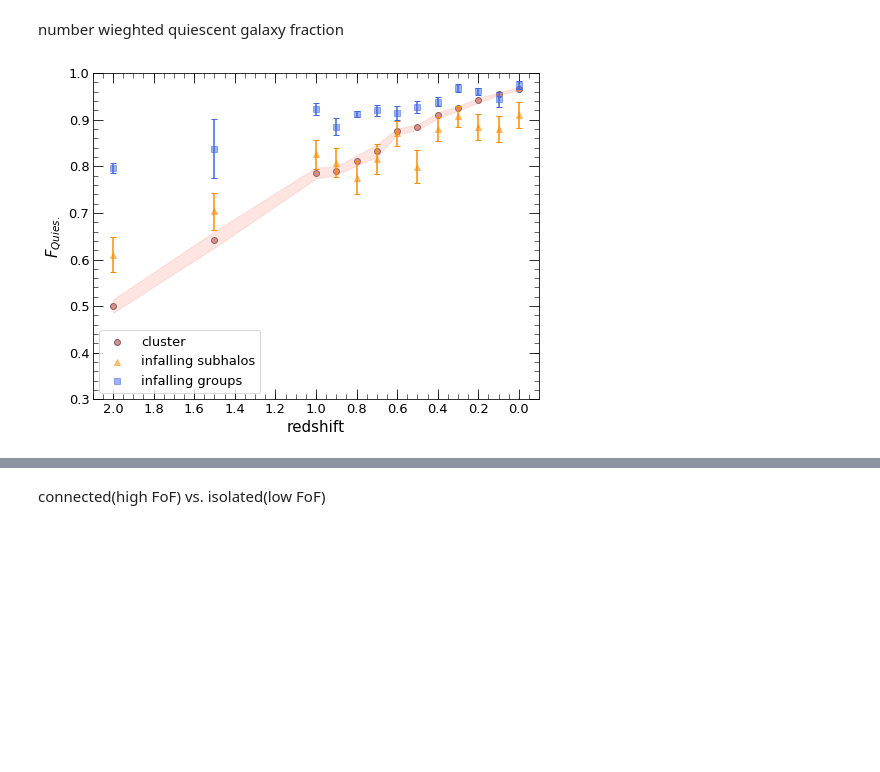
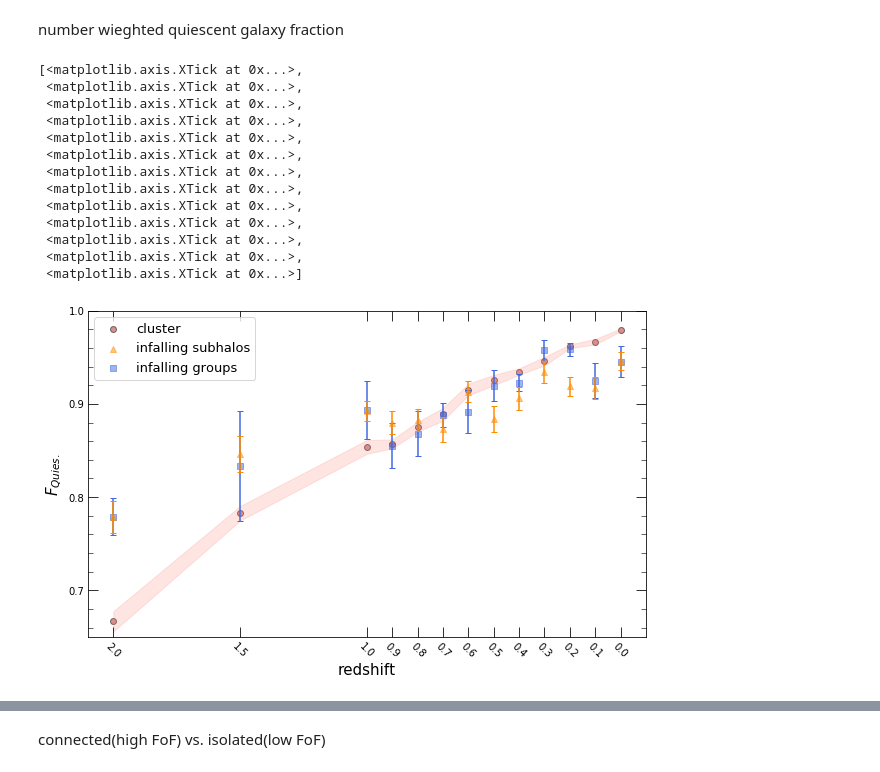
Before and after one commit to eunheeko/WFMinIllustrisTNG, a Jupyter notebook: accretion_history.ipynb, the cells around one changed output, grey strips where cells are left out. Cells and saved outputs as stored; diff of their text form; code cells hidden in the pictures; blank space fills up the shorter version.

```diff
--- a/accretion_history.ipynb
+++ b/accretion_history.ipynb
@@ -732,19 +541,19 @@ fq_infall_grp_snaps_std = []
 for isnap, snap in enumerate(snaps_full):
 
     #load data
-    with open(f'./acchist_corr_sm9p5/fq_cluster_snap{snap:d}', 'rb') as f:
+    with open(f'./acchist_corr_sm8p5/fq_cluster_snap{snap:d}', 'rb') as f:
         fq_cluster = pickle.load(f)
 
-    with open(f'./acchist_corr_sm9p5/fq_infall_sub_snap{snap:d}', 'rb') as f:
+    with open(f'./acchist_corr_sm8p5/fq_infall_sub_snap{snap:d}', 'rb') as f:
         fq_infall_sub = pickle.load(f)
 
-    with open(f'./acchist_corr_sm9p5/n_infall_sub_snap{snap:d}', 'rb') as f:
+    with open(f'./acchist_corr_sm8p5/n_infall_sub_snap{snap:d}', 'rb') as f:
         n_infall_sub = pickle.load(f)
 
-    with open(f'./acchist_corr_sm9p5/fq_infall_grp_snap{snap:d}', 'rb') as f:
+    with open(f'./acchist_corr_sm8p5/fq_infall_grp_snap{snap:d}', 'rb') as f:
         fq_infall_grp = pickle.load(f)
 
-    with open(f'./acchist_corr_sm9p5/n_infall_grp_snap{snap:d}', 'rb') as f:
+    with open(f'./acchist_corr_sm8p5/n_infall_grp_snap{snap:d}', 'rb') as f:
         n_infall_grp = pickle.load(f)
 
     fq_cl_med = []
@@ -809,19 +618,19 @@ fq_infall_total_snaps_std = []
 for isnap, snap in enumerate(snaps_full):
 
     #load data
-    with open(f'./acchist_corr_sm9p5/fq_cluster_snap{snap:d}', 'rb') as f:
+    with open(f'./acchist_corr_sm8p5/fq_cluster_snap{snap:d}', 'rb') as f:
         fq_cluster = pickle.load(f)
 
-    with open(f'./acchist_corr_sm9p5/fq_infall_sub_snap{snap:d}', 'rb') as f:
+    with open(f'./acchist_corr_sm8p5/fq_infall_sub_snap{snap:d}', 'rb') as f:
         fq_infall_sub = pickle.load(f)
 
-    with open(f'./acchist_corr_sm9p5/n_infall_sub_snap{snap:d}', 'rb') as f:
+    with open(f'./acchist_corr_sm8p5/n_infall_sub_snap{snap:d}', 'rb') as f:
         n_infall_sub = pickle.load(f)
 
-    with open(f'./acchist_corr_sm9p5/fq_infall_grp_snap{snap:d}', 'rb') as f:
+    with open(f'./acchist_corr_sm8p5/fq_infall_grp_snap{snap:d}', 'rb') as f:
         fq_infall_grp = pickle.load(f)
 
-    with open(f'./acchist_corr_sm9p5/n_infall_grp_snap{snap:d}', 'rb') as f:
+    with open(f'./acchist_corr_sm8p5/n_infall_grp_snap{snap:d}', 'rb') as f:
         n_infall_grp = pickle.load(f)
 
 
@@ -851,12 +660,12 @@ for isnap, snap in enumerate(snaps_full):
         fq_cl_med.append( np.nanmedian(fq_cluster[idx_cl]) )
 
         idx_sub = np.random.choice(range(len(fq_infall_sub)), size = len(fq_infall_sub), replace = True)
-        fq_sub_med.append( np.sum(fq_infall_sub[idx_sub] * n_infall_sub) / np.sum(n_infall_sub) )
+        fq_sub_med.append( np.sum(fq_infall_sub[idx_sub] * n_infall_sub[idx_sub]) / np.sum(n_infall_sub[idx_sub]) )
 
         idx_grp = np.random.choice(range(len(fq_infall_grp)), size = len(fq_infall_grp), replace = True)
-        fq_grp_med.append( np.sum(fq_infall_grp[idx_grp] * n_infall_grp) / np.sum(n_infall_grp) )
+        fq_grp_med.append( np.sum(fq_infall_grp[idx_grp] * n_infall_grp[idx_grp]) / np.sum(n_infall_grp[idx_grp]) )
 
-        fq_total_med.append( (np.sum(fq_infall_grp[idx_grp] * n_infall_grp) + np.sum(fq_infall_sub[idx_sub] * n_infall_sub) ) / (np.sum(n_infall_grp) + np.sum(n_infall_sub)) )
+        fq_total_med.append( (np.sum(fq_infall_grp[idx_grp] * n_infall_grp[idx_grp]) + np.sum(fq_infall_sub[idx_sub] * n_infall_sub[idx_sub]) ) / (np.sum(n_infall_grp[idx_grp]) + np.sum(n_infall_sub[idx_sub])) )
 
     fq_cluster_snaps_med.append(np.median(fq_cl_med))
     fq_cluster_snaps_std.append(np.std(fq_cl_med))
@@ -870,43 +679,58 @@ for isnap, snap in enumerate(snaps_full):
     fq_infall_total_snaps_med.append(np.median(fq_total_med))
     fq_infall_total_snaps_std.append(np.std(fq_total_med))
 # %%
-fig, ax = plt.subplots(figsize = (8, 6))
+fig, ax = plt.subplots(figsize = (10, 6))
 
 ax.scatter(zs_full, fq_cluster_snaps_med, label = 'cluster', edgecolor = 'black', alpha = .5, color = 'firebrick')
 ax.fill_between(zs_full, np.array(fq_cluster_snaps_med) + np.array(fq_cluster_snaps_std),  np.array(fq_cluster_snaps_med) - np.array(fq_cluster_snaps_std), alpha = .2, color = 'salmon')
 # ax.errorbar(zs_full, fq_cluster_snaps_med, yerr = fq_cluster_snaps_std)
 
-ax.scatter(zs_full, fq_infall_sub_snaps_med, label = 'infalling subhalos', marker = '^', alpha = .5, color = 'darkorange')
-ax.errorbar(zs_full, fq_infall_sub_snaps_med, yerr = fq_infall_sub_snaps_std, linestyle = '', color = 'darkorange', capsize = 3)
-
+ax.scatter(zs_full, fq_infall_sub_snaps_med, label = 'infalling subhalos', marker = '^', alpha = .5, color = 'darkorange', zorder = 3)
+ax.errorbar(zs_full, fq_infall_sub_snaps_med, yerr = fq_infall_sub_snaps_std, linestyle = '', color = 'darkorange', capsize = 3, zorder = 3)
 
 ax.scatter(zs_full, fq_infall_grp_snaps_med, label = 'infalling groups', marker = 's', alpha = .5, color = 'royalblue')
 ax.errorbar(zs_full, fq_infall_grp_snaps_med, yerr = fq_infall_grp_snaps_std, linestyle = '', color = 'royalblue', capsize = 3)
 
 
 # ax.scatter(zs_full, fq_infall_total_snaps_med, label = 'infalling subs + grps', marker = 'x')
 # ax.errorbar(zs_full, fq_infall_total_snaps_med, yerr = fq_infall_total_snaps_std, linestyle = '')
 
 ax.legend(fontsize = 13)
 
 ax.set_xlim(2.1, -0.1)
-ax.set_ylim(0.3, 1)
+ax.set_ylim(0.65, 1)
 
 ax.set_xlabel('redshift', fontsize = 15)
 ax.set_ylabel(r'$F_{Quies.}$', fontsize = 15)
 
-ax.xaxis.set_major_locator(MultipleLocator(0.2))
+# ax.xaxis.set_major_locator(MultipleLocator(0.2))
 ax.yaxis.set_major_locator(MultipleLocator(0.1))
 
-ax.xaxis.set_minor_locator(AutoMinorLocator())
+# ax.xaxis.set_minor_locator(AutoMinorLocator())
 ax.yaxis.set_minor_locator(AutoMinorLocator())
 
-ax.tick_params(which = 'major', length = 10, direction = 'in', labelsize = 13)
+ax.tick_params(which = 'major', length = 10, direction = 'in', labelsize = 10)
+ax.tick_params(axis = 'x', labelrotation = -45, labelsize = 10)
 ax.tick_params(which = 'minor', length = 5, direction = 'in', labelsize = 13)
 
 ax.xaxis.set_ticks_position('both')
 ax.yaxis.set_ticks_position('both')
 
+ax.set_xticks(zs_full[::-1])
+
 # fig.savefig('./figs/infalling_comparison.png')
 # %% [output]
+[<matplotlib.axis.XTick at 0x...>,
+ <matplotlib.axis.XTick at 0x...>,
+ <matplotlib.axis.XTick at 0x...>,
+ <matplotlib.axis.XTick at 0x...>,
+ <matplotlib.axis.XTick at 0x...>,
+ <matplotlib.axis.XTick at 0x...>,
+ <matplotlib.axis.XTick at 0x...>,
+ <matplotlib.axis.XTick at 0x...>,
+ <matplotlib.axis.XTick at 0x...>,
+ <matplotlib.axis.XTick at 0x...>,
+ <matplotlib.axis.XTick at 0x...>,
+ <matplotlib.axis.XTick at 0x...>,
+ <matplotlib.axis.XTick at 0x...>]
-[figure, old version]
+[figure, new version]
```
Also changed, not shown: parts of 14 cells of this notebook, 2 other files.
